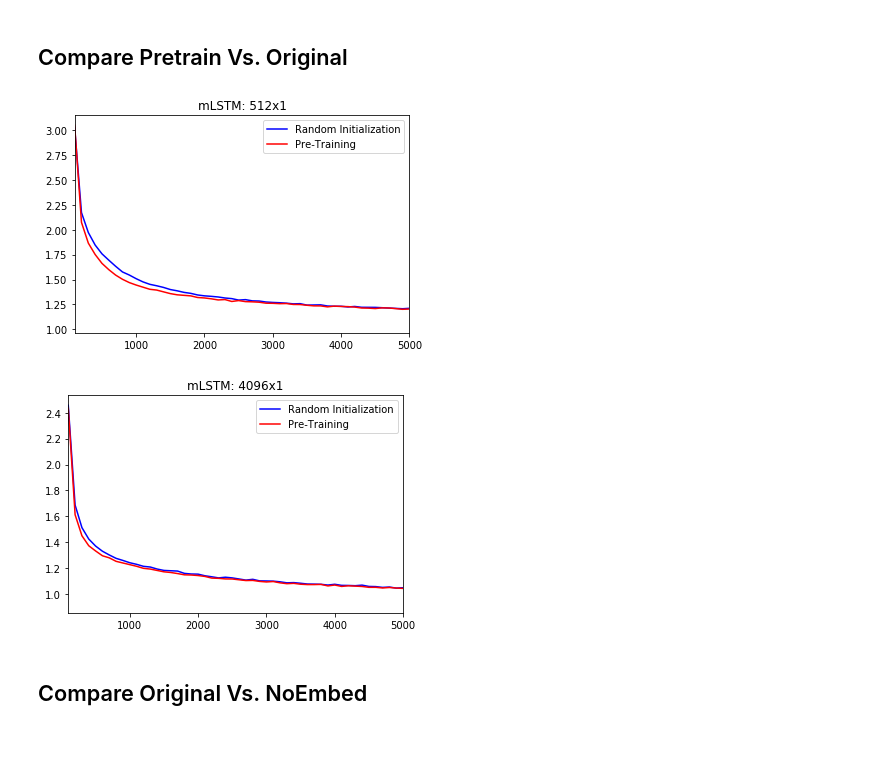
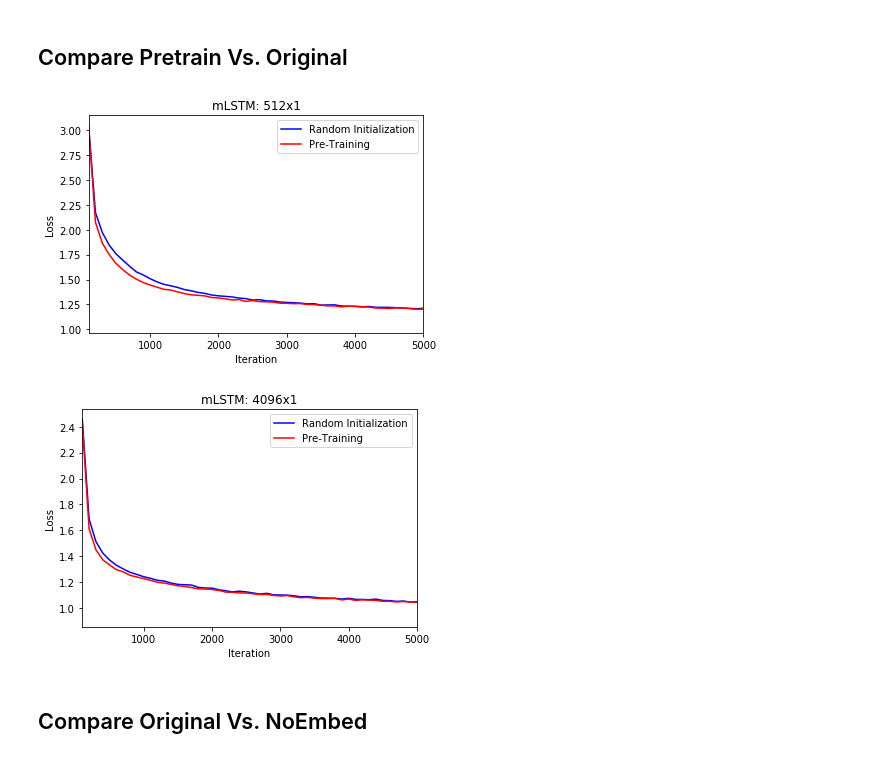
Before and after one commit to mkachuee/sentiment-discovery, a Jupyter notebook: Results.ipynb, the cells around one changed output. Saved outputs shown, nothing was run; the diff lists cells and outputs as text; code cells hidden in the pictures.

```diff
--- a/Results.ipynb
+++ b/Results.ipynb
@@ -11,20 +11,22 @@ import matplotlib.pyplot as plt
 # %%
 org = np.loadtxt('./run_outputs/original_512x1.txt', delimiter=',')
 pre = np.loadtxt('./run_outputs/pretrain_512x1.txt', delimiter=',')
 
 org[:,2][org[:,2] < 0.9] = np.nan
 pre[:,2][pre[:,2] < 0.9] = np.nan
 
 plt.figure()
 plt.plot(org[:,1], org[:,2], 'b')
 plt.plot(pre[:,1], pre[:,2], 'r')
 plt.legend(['Random Initialization', 'Pre-Training'])
 plt.title('mLSTM: 512x1')
+plt.xlabel('Iteration')
+plt.ylabel('Loss')
 plt.gca().set_xlim(left=100)
 plt.gca().set_xlim(right=5000)
-plt.savefig('./run_outputs/pretrain_512x1.png')
+plt.savefig('./run_outputs/pretrain_512x1.pdf')
 # %% [output]
-[figure, old version]
+[figure, new version]
 # %%
 org = np.loadtxt('./run_outputs/original_4096x1.txt', delimiter=',')
 pre = np.loadtxt('./run_outputs/pretrain_4096x1.txt', delimiter=',')
@@ -37,11 +39,13 @@ plt.plot(org[:,1], org[:,2], 'b')
 plt.plot(pre[:,1], pre[:,2], 'r')
 plt.legend(['Random Initialization', 'Pre-Training'])
 plt.title('mLSTM: 4096x1')
+plt.xlabel('Iteration')
+plt.ylabel('Loss')
 plt.gca().set_xlim(left=100)
 plt.gca().set_xlim(right=5000)
-plt.savefig('./run_outputs/pretrain_4096x1.png')
+plt.savefig('./run_outputs/pretrain_4096x1.pdf')
 # %% [output]
-[figure, old version]
+[figure, new version]
 # %% [markdown]
 ## Compare Original Vs. NoEmbed
 # %%
```
Also changed, not shown: parts of 5 cells of this notebook, 1 other file.
